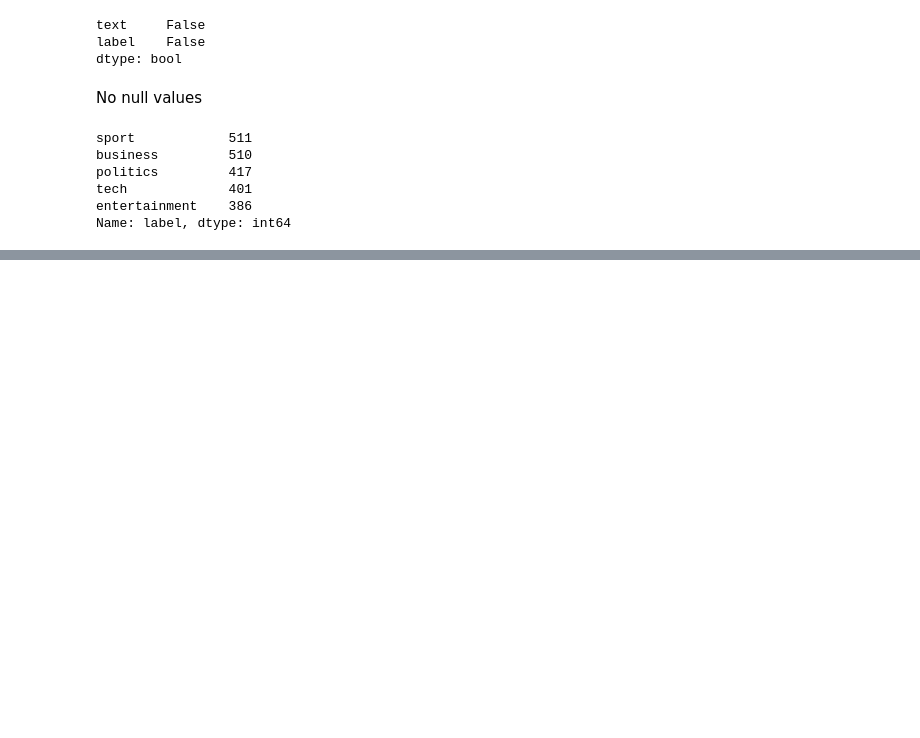
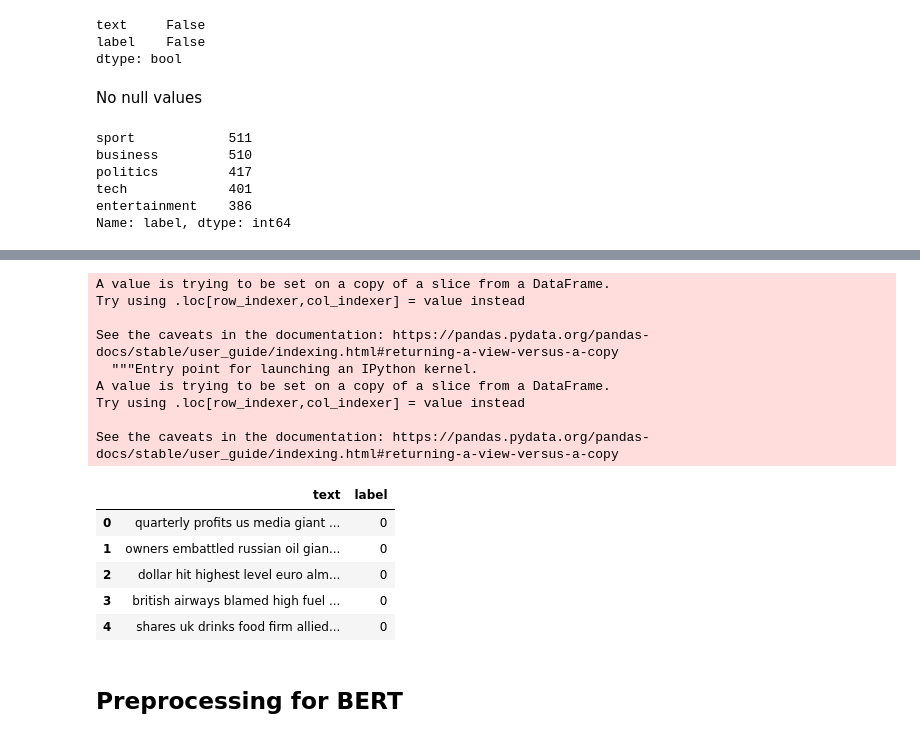
Before and after one commit to bikramdutta/bert_document_classification, a Jupyter notebook: bert_dc_bbc.ipynb, the cells around one changed output, grey strips where cells are left out. Drawn from its saved outputs; the diff is of its cells as text; code cells hidden in the pictures; blank space fills up the shorter version.

```diff
--- a/bert_dc_bbc.ipynb
+++ b/bert_dc_bbc.ipynb
@@ -122,0 +175,22 @@ Name: label, dtype: int64
+# %%
+df['text'] = df['text'].apply(clean_text)
+df['text'] = df['text'].str.replace('\d+', '')
+df.head()
+# %% [output]
+A value is trying to be set on a copy of a slice from a DataFrame.
+Try using .loc[row_indexer,col_indexer] = value instead
+
+See the caveats in the documentation: https://pandas.pydata.org/pandas-docs/stable/user_guide/indexing.html#returning-a-view-versus-a-copy
+  """Entry point for launching an IPython kernel.
+A value is trying to be set on a copy of a slice from a DataFrame.
+Try using .loc[row_indexer,col_indexer] = value instead
+
+See the caveats in the documentation: https://pandas.pydata.org/pandas-docs/stable/user_guide/indexing.html#returning-a-view-versus-a-copy
+|  | text | label |
+| 0 | quarterly profits us media giant ... | 0 |
+| 1 | owners embattled russian oil gian... | 0 |
+| 2 | dollar hit highest level euro alm... | 0 |
+| 3 | british airways blamed high fuel ... | 0 |
+| 4 | shares uk drinks food firm allied... | 0 |
+# %% [markdown]
+## Preprocessing for BERT
```
Also changed, not shown: parts of 35 cells of this notebook.
